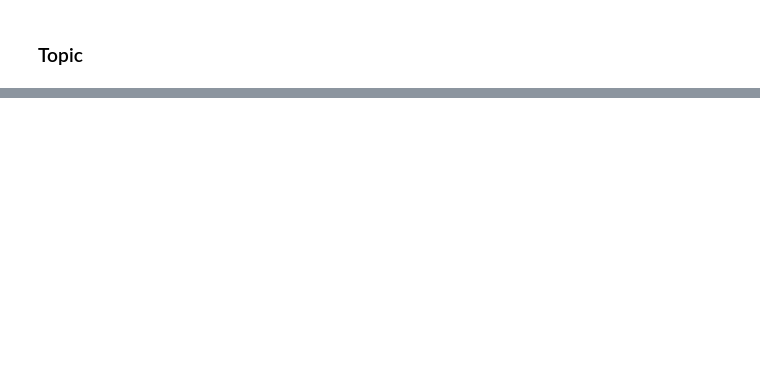
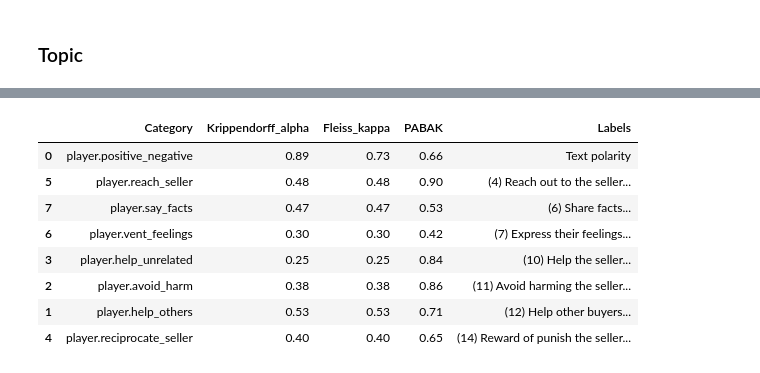
Before and after one commit to GregoryG3/Thesis, a Jupyter notebook: INITIALIZATION.ipynb, the cells around one changed output, grey strips where cells are left out. Cells and saved outputs as stored; diff of their text form; code cells hidden in the pictures; blank space fills up the shorter version.

```diff
--- a/INITIALIZATION.ipynb
+++ b/INITIALIZATION.ipynb
@@ -911,0 +1050,70 @@ using the nominal variant.
+# %%
+# Extract unique categories
+motives = [
+    "player.positive_negative",
+    "player.help_others",
+    "player.avoid_harm",
+    "player.help_unrelated",
+    "player.reciprocate_seller",
+    "player.reach_seller",
+    "player.vent_feelings",
+    "player.say_facts"
+]
+
+# Corresponding labels
+labels = [
+  "Text polarity",
+  "(12) Help other buyers...",
+  "(11) Avoid harming the seller...",
+  "(10) Help the seller...",
+  "(14) Reward of punish the seller...",
+  "(4) Reach out to the seller...",
+  "(7) Express their feelings...",
+  "(6) Share facts..."
+]
+
+# Calculate Krippendorff's Alpha for each motive:
+alphas = []
+kappas = []
+pabaks = []
+
+for category in motives:
+    prepared_data = prepare_data_for_krippendorff_2(annotation_records, category)
+    measurement = 'ordinal' if category == "player.positive_negative" else 'nominal'
+    alpha_value = calculate_krippendorff_alpha(prepared_data, measurement) # my code
+    alphas.append(round(alpha_value, 2))
+
+    fleiss_data = prepare_data_for_fleiss_kappa_2(annotation_records, category)
+    if fleiss_data.shape[0] > 0:  # Ensure there's data to process
+        kappa_value = fleiss_kappa(fleiss_data)
+        kappas.append(round(kappa_value, 2))
+    else:
+        kappas.append(np.nan)  # Append NaN if no data is available
+
+    pabak_value = calculate_pabak(prepared_data)
+    pabaks.append(round(pabak_value, 2))
+
+# DataFrame with the results
+irr_results_df = pd.DataFrame({
+    'Category': motives,
+    'Krippendorff_alpha': alphas,
+    'Fleiss_kappa': kappas,
+    'PABAK': pabaks,
+    'Labels': labels
+})
+
+# Sort the DataFrame according to the specified order
+sorting_indices = [0, 5, 7, 6, 3, 2, 1, 4]
+irr_results_df = irr_results_df.iloc[sorting_indices]
+
+irr_results_df
+# %% [output]
+|  | Category | Krippendorff_alpha | Fleiss_kappa | PABAK | Labels |
+| 0 | player.positive_negative | 0.89 | 0.73 | 0.66 | Text polarity |
+| 5 | player.reach_seller | 0.48 | 0.48 | 0.90 | (4) Reach out to the seller... |
+| 7 | player.say_facts | 0.47 | 0.47 | 0.53 | (6) Share facts... |
+| 6 | player.vent_feelings | 0.30 | 0.30 | 0.42 | (7) Express their feelings... |
+| 3 | player.help_unrelated | 0.25 | 0.25 | 0.84 | (10) Help the seller... |
+| 2 | player.avoid_harm | 0.38 | 0.38 | 0.86 | (11) Avoid harming the seller... |
+| 1 | player.help_others | 0.53 | 0.53 | 0.71 | (12) Help other buyers... |
+| 4 | player.reciprocate_seller | 0.40 | 0.40 | 0.65 | (14) Reward of punish the seller... |
```
Also changed, not shown: parts of 24 cells of this notebook.
